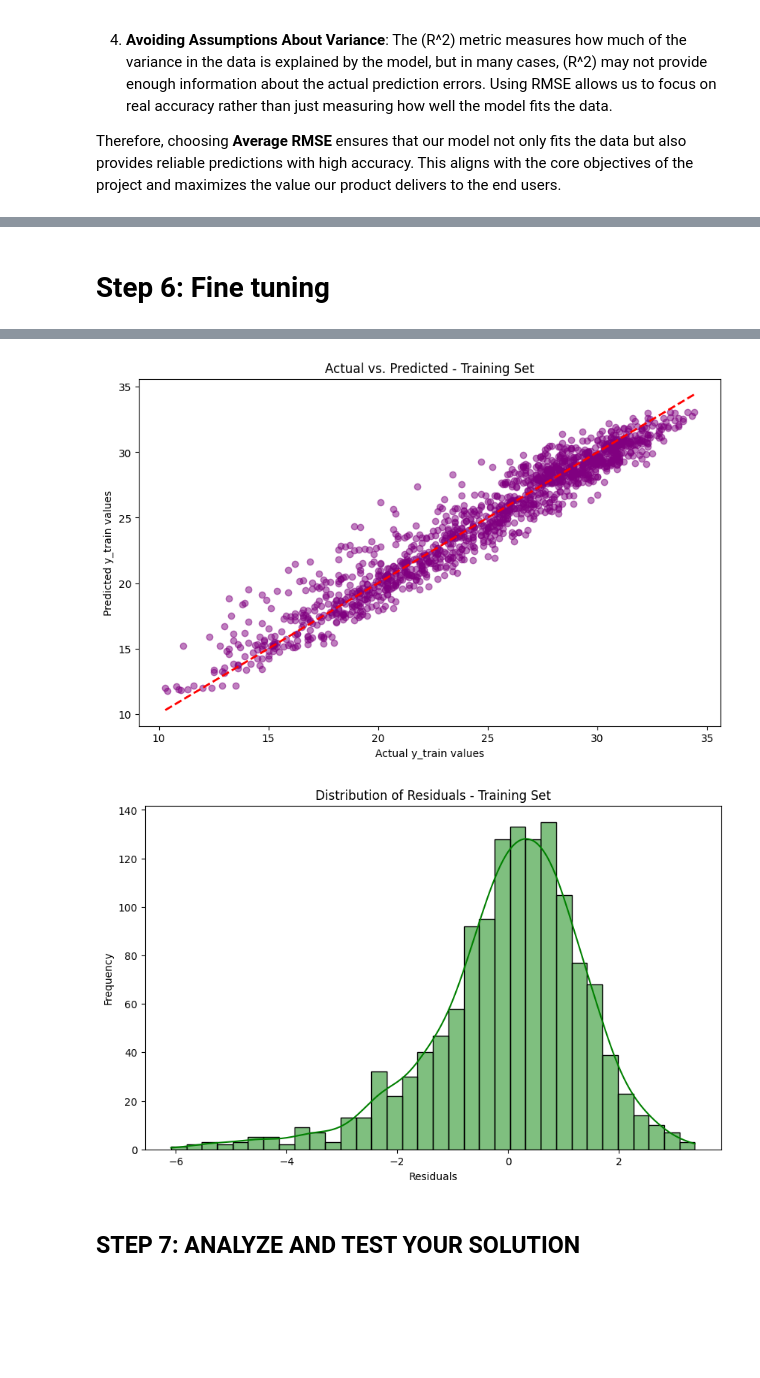
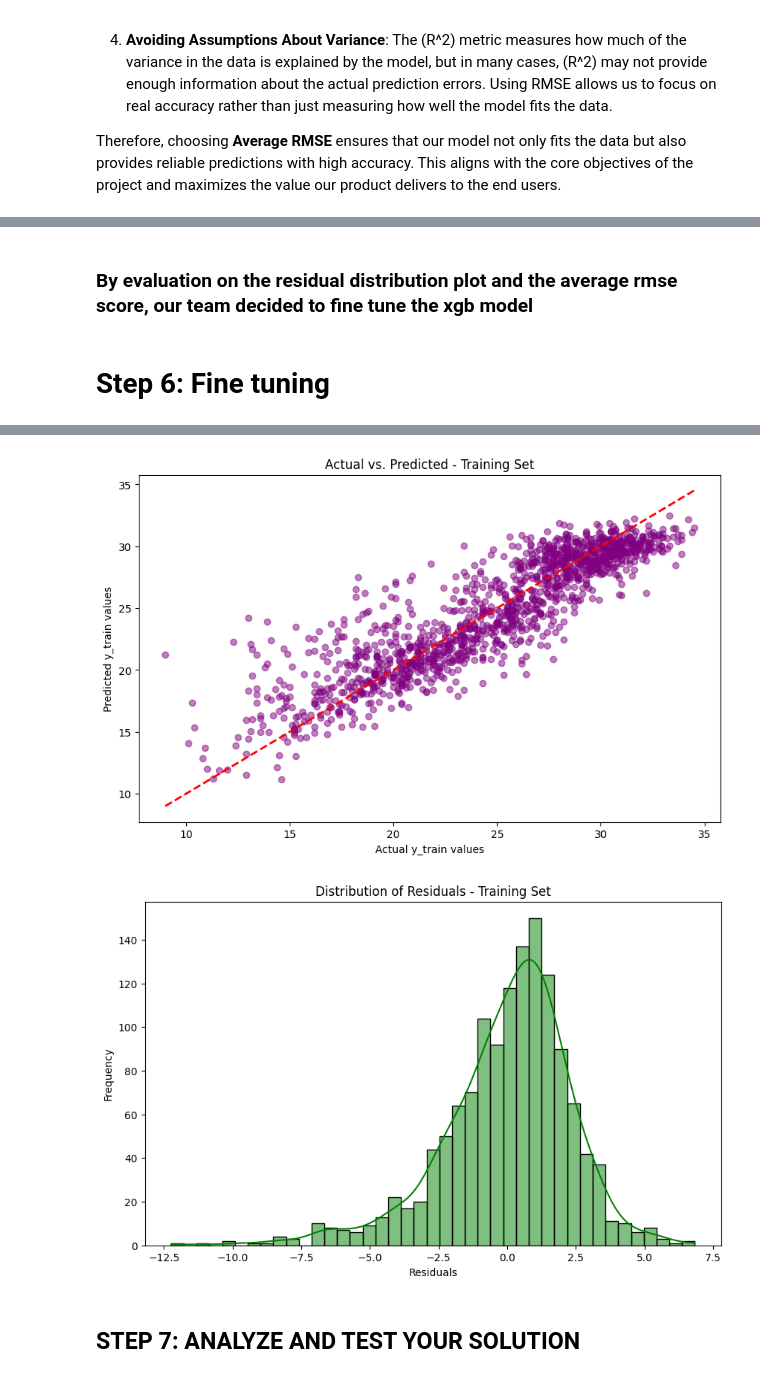
Before and after one commit to lbibi1805-dot/ML_WEATHER_PREDICTION, a Jupyter notebook: team_01.ipynb, the cells around one changed output, grey strips where cells are left out. Saved outputs shown, nothing was run; the diff lists cells and outputs as text; code cells hidden in the pictures; blank space fills up the shorter version.

Commit message:
k cross valid & evaluation & fine tune

```diff
--- a/team_01.ipynb
+++ b/team_01.ipynb
@@ -325,7 +325,7 @@ We need to predict the temperature based on historical data. Hence we need to sh
 k = -2 indicates that the "temp" label will be shifted up by 2 rows. This means that the current temperature value will be assigned to the label for two days prior.
 As a result, if the original data row has a temperature of 25°C on day 1, after shifting, the data row for day 1 will have a temperature label of 25°C for day 3.
 # %%
-k = -1
+k = -2
 raw_data['temp'] = raw_data['temp'].shift(k)
 
 # Drop the rows with NaN values that were created by the shift
@@ -1228,19 +1258,21 @@ Based on the residual distribution plot, our team decided to choose XGBoost for
+# %% [markdown]
+### By evaluation on the residual distribution plot and the average rmse score, our team decided to fine tune the xgb model
 # %% [markdown]
 # Step 6: Fine tuning
 # %%
 print('\n____________ Fine-tune models ____________')
+
+# Function to print results of grid search
 def print_search_result(grid_search, model_name = ""):
     print("\n====== Fine-tune " + model_name +" ======")
     print('Best hyperparameter combination: ',grid_search.best_params_)
     print('Best rmse: ', np.sqrt(-grid_search.best_score_))
-    #print('Best estimator: ', grid_search.best_estimator_) # NOTE: require refit=True in  SearchCV
     print('Performance of hyperparameter combinations:')
     cv_results = grid_search.cv_results_
     for (mean_score, params) in zip(cv_results["mean_test_score"], cv_results["params"]):
         print('rmse =', np.sqrt(-mean_score), params)
 
 method = 1
-
 if method == 1: #XGBoost
     from sklearn.model_selection import GridSearchCV
     cv = KFold(n_splits=5,shuffle=True,random_state=37)
@@ -1248,31 +1280,39 @@ if method == 1: #XGBoost
     run_new_search = 1
     if run_new_search:
         model = XGBRegressor()
+
+        # Define parameter grid for search
         param_grid = {
-            'n_estimators': [100, 200, 300], ##
-            'max_depth': [3, 5, 7], ##
-            'learning_rate': [0.01, 0.1, 0.3], ##
-            'subsample': [0.8, 1.0], ##
-            'gamma': [0, 0.1, 0.5, 1], ##
-            'alpha': [0, 0.1, 0.5, 1], ##
-            'lambda': [0, 0.1, 0.5, 1] ##
+            'n_estimators': [100, 200, 300],
+            'max_depth': [3, 5, 7],
+            'learning_rate': [0.01, 0.1, 0.3],
+            'subsample': [0.8, 1.0],
+            'gamma': [0, 0.1, 0.5, 1],
+            'alpha': [0, 0.1, 0.5, 1],
+            'lambda': [0, 0.1, 0.5, 1]
         }
+
+        # Set up and run grid search
         xgb_model = XGBRegressor(random_state=42)
         grid_search = GridSearchCV(estimator=xgb_model, param_grid=param_grid, scoring='neg_mean_squared_error', cv=cv, n_jobs=-1, verbose=0)
         grid_search.fit(X_train, y_train)
+
+        # Save grid search results
         joblib.dump(grid_search, 'saved_objects/XGBRegressor_gridsearch.pkl')
+
+        # Print search results
         print_search_result(grid_search, model_name = "XGBRegressor")
         print("Range of y_train:", y_train.min(), "to", y_train.max())
+
         from sklearn.metrics import mean_squared_error
-        #baseline_rmse = np.sqrt(mean_squared_error(y_train, [y_train.mean()] * len(y_train)))
-        #print("Baseline RMSE:", baseline_rmse)
-        # Get the best model from GridSearchCV
+
+        # Get best model from grid search
         best_model = grid_search.best_estimator_
 
-        # Predict on training data
+        # Make predictions on training data
         y_train_pred = best_model.predict(X_train)
 
-        # Scatter plot: Actual vs. Predicted
+        # Plot actual vs predicted values
         plt.figure(figsize=(10, 6))
         plt.scatter(y_train, y_train_pred, color='purple', alpha=0.5)
         plt.plot([y_train.min(), y_train.max()], [y_train.min(), y_train.max()], 'r--', lw=2)  # Line of perfect prediction
@@ -1281,12 +1321,10 @@ if method == 1: #XGBoost
         plt.ylabel('Predicted y_train values')
         plt.show()
 
-
-        # Calculate residuals
+        # Calculate and plot residuals
         residuals = y_train - y_train_pred
 
         import seaborn as sns
-        # Plot the residuals
         plt.figure(figsize=(10, 6))
         sns.histplot(residuals, kde=True, color='green')
         plt.title('Distribution of Residuals - Training Set')
@@ -1294,9 +1332,27 @@ if method == 1: #XGBoost
         plt.ylabel('Frequency')
         plt.show()
     else:
+        # Load previously saved grid search results
         grid_search = joblib.load('saved_objects/XGBRegressor_gridsearch.pkl')
         print_search_result(grid_search, model_name= "XGBRegressor")
-else:
-    print("0000000")
+        # Plot actual vs predicted values
+        plt.figure(figsize=(10, 6))
+        plt.scatter(y_train, y_train_pred, color='purple', alpha=0.5)
+        plt.plot([y_train.min(), y_train.max()], [y_train.min(), y_train.max()], 'r--', lw=2)  # Line of perfect prediction
+        plt.title('Actual vs. Predicted - Training Set')
+        plt.xlabel('Actual y_train values')
+        plt.ylabel('Predicted y_train values')
+        plt.show()
+
+        # Calculate and plot residuals
+        residuals = y_train - y_train_pred
+
+        import seaborn as sns
+        plt.figure(figsize=(10, 6))
+        sns.histplot(residuals, kde=True, color='green')
+        plt.title('Distribution of Residuals - Training Set')
+        plt.xlabel('Residuals')
+        plt.ylabel('Frequency')
+        plt.show()
 # %% [output]
 ____________ Fine-tune models ____________
@@ -1319,5 +1371,5 @@ rmse = 1.7782513224916165 {'alpha': 1, 'gamma': 0, 'lambda': 1, 'learning_ra
-[figure, old version]
+[figure, new version]
-[figure, old version]
+[figure, new version]
 # %% [markdown]
 ## STEP 7: ANALYZE AND TEST YOUR SOLUTION
 # %% [markdown]
```
Also changed, not shown: parts of 21 cells of this notebook, 17 other files.
